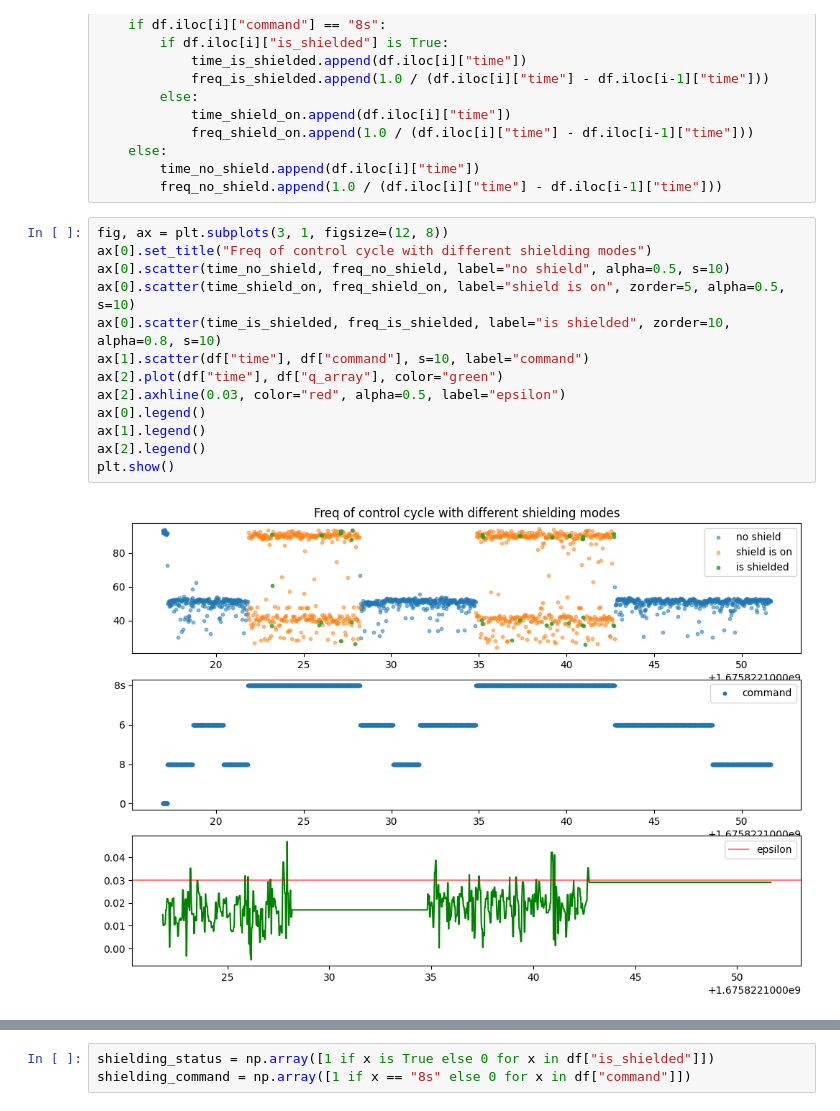
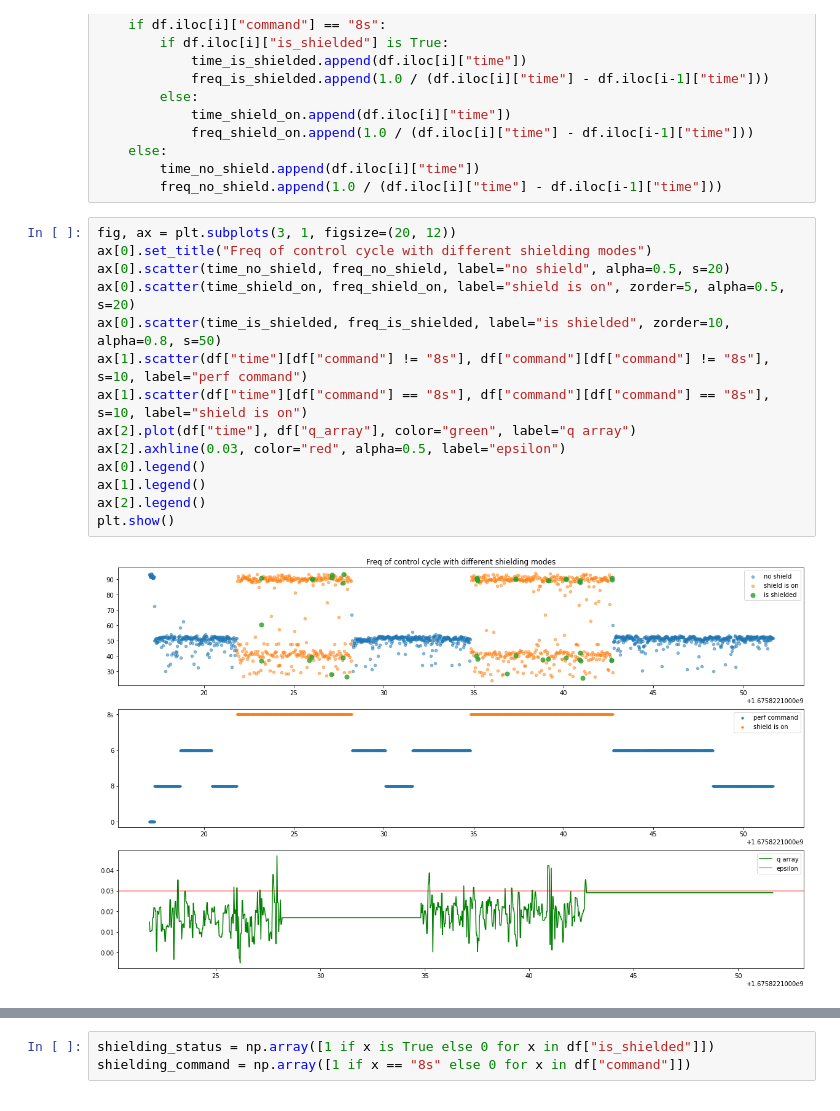
Before and after one commit to SafeRoboticsLab/GhostSDK, a Jupyter notebook: SDK/mblink/data_analysis.ipynb, the cells around one changed output, grey strips where cells are left out. Saved outputs shown, nothing was run; the diff lists cells and outputs as text.

```diff
--- a/SDK/mblink/data_analysis.ipynb
+++ b/SDK/mblink/data_analysis.ipynb
@@ -32,17 +33,18 @@ for i in range(1, len(df)):
         time_no_shield.append(df.iloc[i]["time"])
         freq_no_shield.append(1.0 / (df.iloc[i]["time"] - df.iloc[i-1]["time"]))
 # %%
-fig, ax = plt.subplots(3, 1, figsize=(12, 8))
+fig, ax = plt.subplots(3, 1, figsize=(20, 12))
 ax[0].set_title("Freq of control cycle with different shielding modes")
-ax[0].scatter(time_no_shield, freq_no_shield, label="no shield", alpha=0.5, s=10)
-ax[0].scatter(time_shield_on, freq_shield_on, label="shield is on", zorder=5, alpha=0.5, s=10)
-ax[0].scatter(time_is_shielded, freq_is_shielded, label="is shielded", zorder=10, alpha=0.8, s=10)
-ax[1].scatter(df["time"], df["command"], s=10, label="command")
-ax[2].plot(df["time"], df["q_array"], color="green")
+ax[0].scatter(time_no_shield, freq_no_shield, label="no shield", alpha=0.5, s=20)
+ax[0].scatter(time_shield_on, freq_shield_on, label="shield is on", zorder=5, alpha=0.5, s=20)
+ax[0].scatter(time_is_shielded, freq_is_shielded, label="is shielded", zorder=10, alpha=0.8, s=50)
+ax[1].scatter(df["time"][df["command"] != "8s"], df["command"][df["command"] != "8s"], s=10, label="perf command")
+ax[1].scatter(df["time"][df["command"] == "8s"], df["command"][df["command"] == "8s"], s=10, label="shield is on")
+ax[2].plot(df["time"], df["q_array"], color="green", label="q array")
 ax[2].axhline(0.03, color="red", alpha=0.5, label="epsilon")
 ax[0].legend()
 ax[1].legend()
 ax[2].legend()
 plt.show()
 # %% [output]
-[figure, old version]
+[figure, new version]
```
Also changed, not shown: parts of 10 cells of this notebook.
